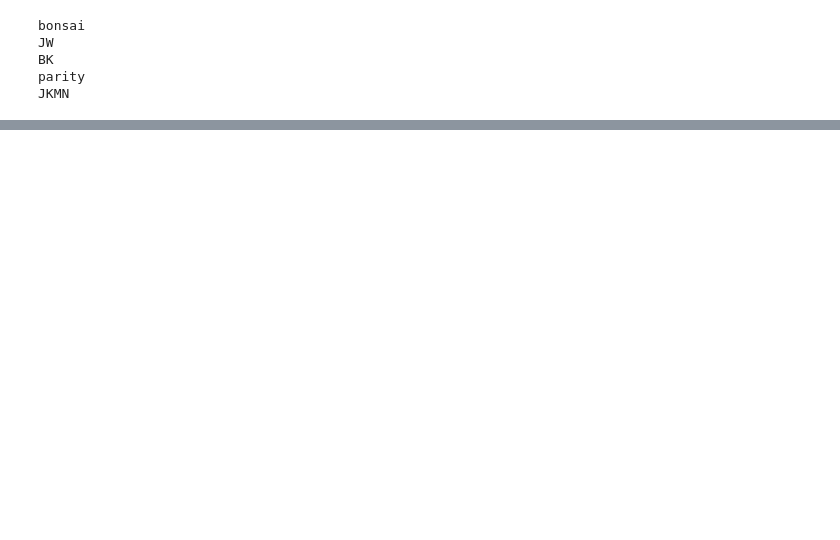
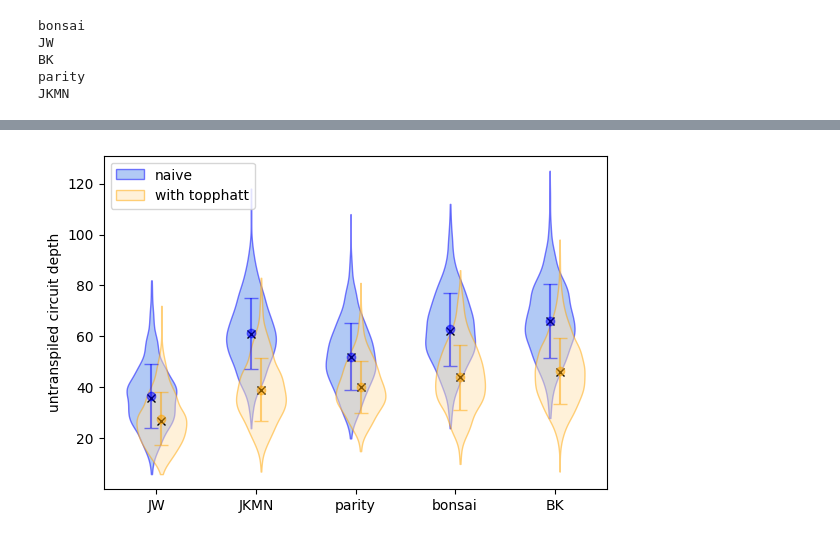
Before and after one commit to UCL-CCS/ferrmion, a Jupyter notebook: docs/source/notebooks/qdrift_paper_plot.ipynb, the cells around one changed output, grey strips where cells are left out. Drawn from its saved outputs; the diff is of its cells as text; code cells hidden in the pictures; blank space fills up the shorter version.

```diff
--- a/docs/source/notebooks/qdrift_paper_plot.ipynb
+++ b/docs/source/notebooks/qdrift_paper_plot.ipynb
@@ -287,3 +333,0 @@ plt.show()
-# %%
-for name in order:
-    print(np.mean(results[name]["topphatt"]))
@@ -296,18 +334,18 @@ for name in order:
 # %%
-for encoding in order:
+for encoding in results.keys():
     data = results[encoding]
     hams = data["hams"]
 
     for variant, ham in zip(["naive", "topphatt"], hams):
 
         target_depth = int(np.mean(data[variant]))
-        filename = f"{encoding}_{variant}_mean.qasm"
 
         while True:
             qdrift = QDriftSimulation(hamiltonian=ham, duration=dur)
 
             if qdrift.circuit.depth() == target_depth:
-                qiskit.qasm2.dump(qdrift.circuit, filename)
-                print(f"done {encoding} {variant}")
+                results[encoding][f"{variant}_mean_depth"] = target_depth
+                results[encoding][f"{variant}_mean_qasm"] = qiskit.qasm2.dumps(qdrift.circuit)
+                print(f"done {encoding} {variant} {target_depth}")
                 break
 # %% [output]
@@ -323,0 +362,77 @@ done BK topphatt
+# %%
+spacing = 0.05
+
+naive_data   = [results[name]["naive"] for name in order]
+tophatt_data = [results[name]["topphatt"]    for name in order]
+
+positions_naive   = [i + 1 - spacing for i in range(len(order))]
+positions_tophatt = [i + 1 + spacing for i in range(len(order))]
+
+plt.figure(figsize=(468/72, (468*(2/3))/72))
+plt.tight_layout()
+
+naive_violin = plt.violinplot(
+    dataset=naive_data,
+    positions=positions_naive,
+)
+tophatt_violin = plt.violinplot(
+    dataset=tophatt_data,
+    positions=positions_tophatt,
+)
+
+alpha = 0.5
+naive_edge = 'blue'
+naive_fill = 'cornflowerblue'
+tophatt_edge = 'orange'
+tophatt_fill = 'moccasin'
+
+for i, body in enumerate(naive_violin['bodies']):
+    body.set_facecolor(naive_fill)
+    body.set_edgecolor(naive_edge)
+    body.set_alpha(alpha)
+
+naive_violin['bodies'][0].set_label("naive")
+
+for i, body in enumerate(tophatt_violin['bodies']):
+    body.set_facecolor(tophatt_fill)
+    body.set_edgecolor(tophatt_edge)
+    body.set_alpha(alpha)
+
+tophatt_violin['bodies'][0].set_label("with topphatt")
+
+
+for key in ["cbars", "cmaxes", "cmins"]:
+    naive_violin[key].set_color("none")
+    tophatt_violin[key].set_color("none")
+
+for i, name in enumerate(order):
+    x_naive = positions_naive[i]
+    x_topphatt = positions_tophatt[i]
+
+    y_naive = np.mean(results[name]["naive"])
+    e_naive = np.std(results[name]["naive"])
+
+    y_topphatt = np.mean(results[name]["topphatt"])
+    e_topphatt = np.std(results[name]["topphatt"])
+
+    depth_naive = results[name]["naive_mean_depth"]
+    depth_topphatt = results[name]["topphatt_mean_depth"]
+
+    plt.errorbar(x=x_naive, y=y_naive,
+                 yerr=e_naive, fmt='o', color=naive_edge,
+                 capsize=5, alpha=alpha)
+
+    plt.errorbar(x=x_topphatt, y=y_topphatt,
+                 yerr=e_topphatt, fmt='o', color=tophatt_edge,
+                 capsize=5, alpha=alpha)
+
+    plt.plot(x_naive, depth_naive, 'x', color='black')
+    plt.plot(x_topphatt, depth_topphatt, 'x', color='black')
+
+plt.legend(loc="upper left")
+plt.xticks([i + 1 for i in range(len(order))], order)
+plt.ylabel("untranspiled circuit depth")
+
+plt.show()
+# %% [output]
+[figure, added]
```
Also changed, not shown: parts of 27 cells of this notebook, 22 other files.
